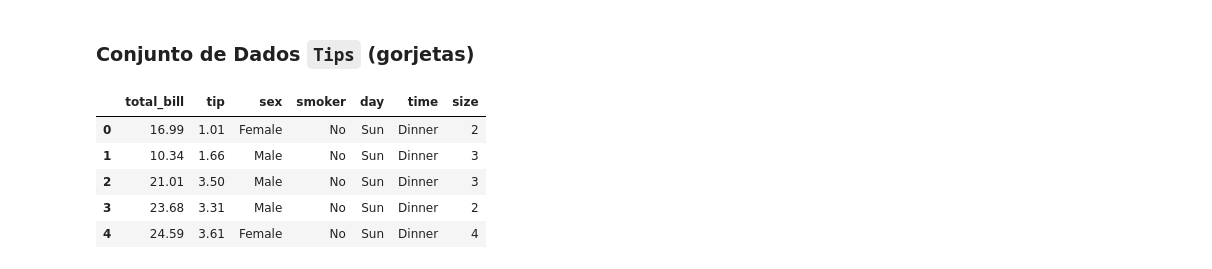
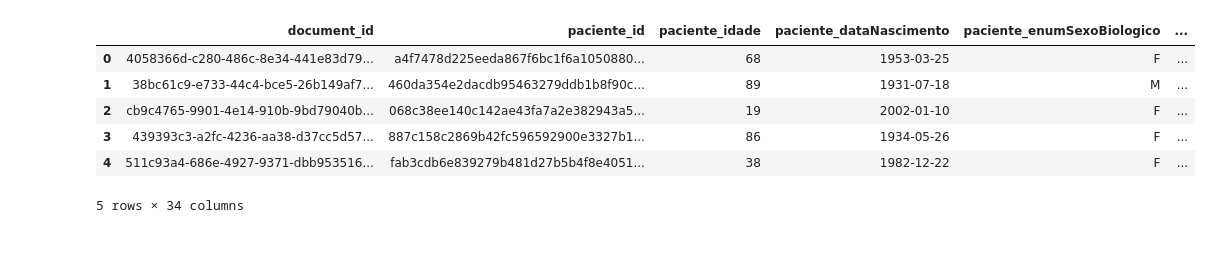
Before and after one commit to anfer86/teaching-datascience-lessons, a Jupyter notebook: aula03/visualizacao_dados.ipynb, the cells around one changed output. Saved outputs shown, nothing was run; the diff lists cells and outputs as text; code cells hidden in the pictures.

```diff
--- a/aula03/visualizacao_dados.ipynb
+++ b/aula03/visualizacao_dados.ipynb
@@ -71,4 +25,0 @@ plt.plot(data1)
-# %%
-x =  np.arange(10)
-y = x ** 2
-plt.plot(x,y)
@@ -177,12 +26,17 @@ import seaborn as sns
-# %% [markdown]
-### Conjunto de Dados `Tips` (gorjetas)
+# %%
+df = pd.read_csv("dados.csv", sep=";")
+# Removendo espaços antes e depois dos valores no dataset
+df_obj = df.select_dtypes(['object'])
+df[df_obj.columns] = df_obj.apply(lambda x: x.str.strip())
+# Transformando a string de data em datetime
+df.vacina_dataAplicacao = pd.to_datetime(df.vacina_dataAplicacao)
 # %%
-df = sns.load_dataset('tips')
 df.head()
 # %% [output]
-|  | total_bill | tip | sex | smoker | day | time | size |
-| 0 | 16.99 | 1.01 | Female | No | Sun | Dinner | 2 |
-| 1 | 10.34 | 1.66 | Male | No | Sun | Dinner | 3 |
-| 2 | 21.01 | 3.50 | Male | No | Sun | Dinner | 3 |
-| 3 | 23.68 | 3.31 | Male | No | Sun | Dinner | 2 |
-| 4 | 24.59 | 3.61 | Female | No | Sun | Dinner | 4 |
+|  | document_id | paciente_id | paciente_idade | paciente_dataNascimento | paciente_enumSexoBiologico | ... |
+| 0 | 4058366d-c280-486c-8e34-441e83d79... | a4f7478d225eeda867f6bc1f6a1050880... | 68 | 1953-03-25 | F | ... |
+| 1 | 38bc61c9-e733-44c4-bce5-26b149af7... | 460da354e2dacdb95463279ddb1b8f90c... | 89 | 1931-07-18 | M | ... |
+| 2 | cb9c4765-9901-4e14-910b-9bd79040b... | 068c38ee140c142ae43fa7a2e382943a5... | 19 | 2002-01-10 | F | ... |
+| 3 | 439393c3-a2fc-4236-aa38-d37cc5d57... | 887c158c2869b42fc596592900e3327b1... | 86 | 1934-05-26 | F | ... |
+| 4 | 511c93a4-686e-4927-9371-dbb953516... | fab3cdb6e839279b481d27b5b4f8e4051... | 38 | 1982-12-22 | F | ... |
+5 rows × 34 columns
```
Also changed, not shown: parts of 127 cells of this notebook, 2 other files.
